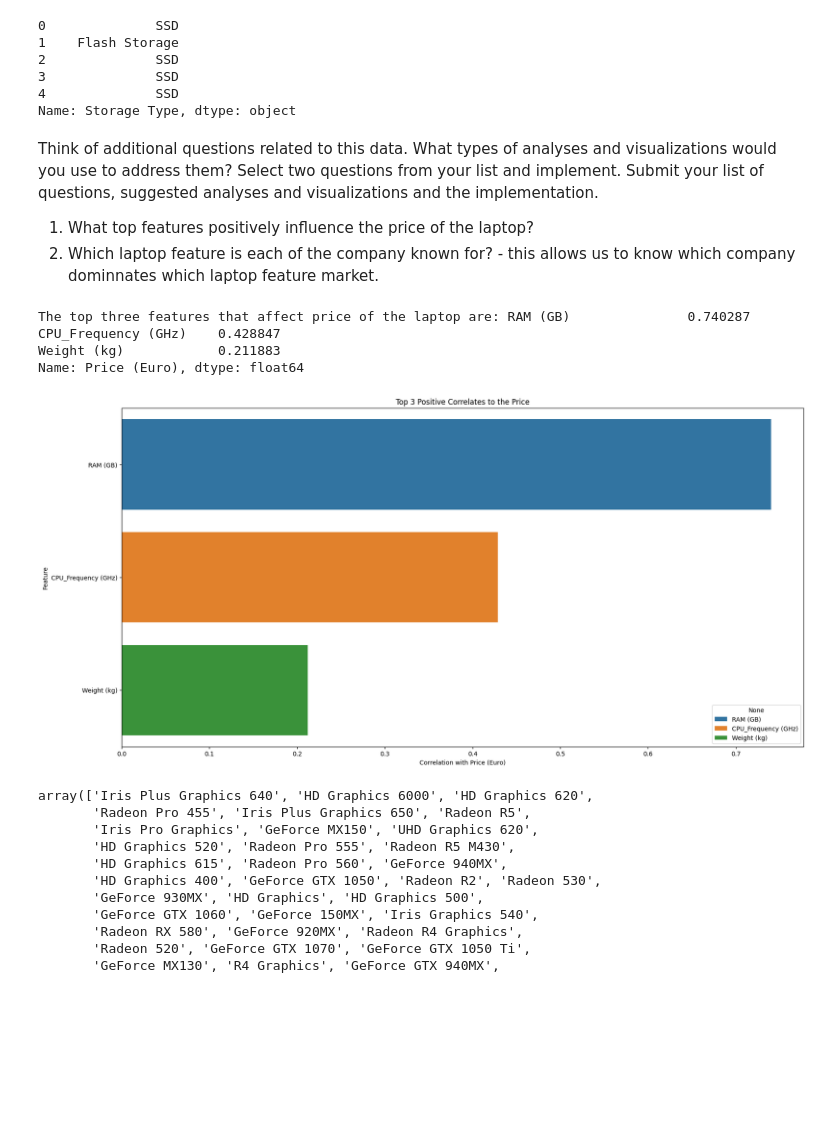
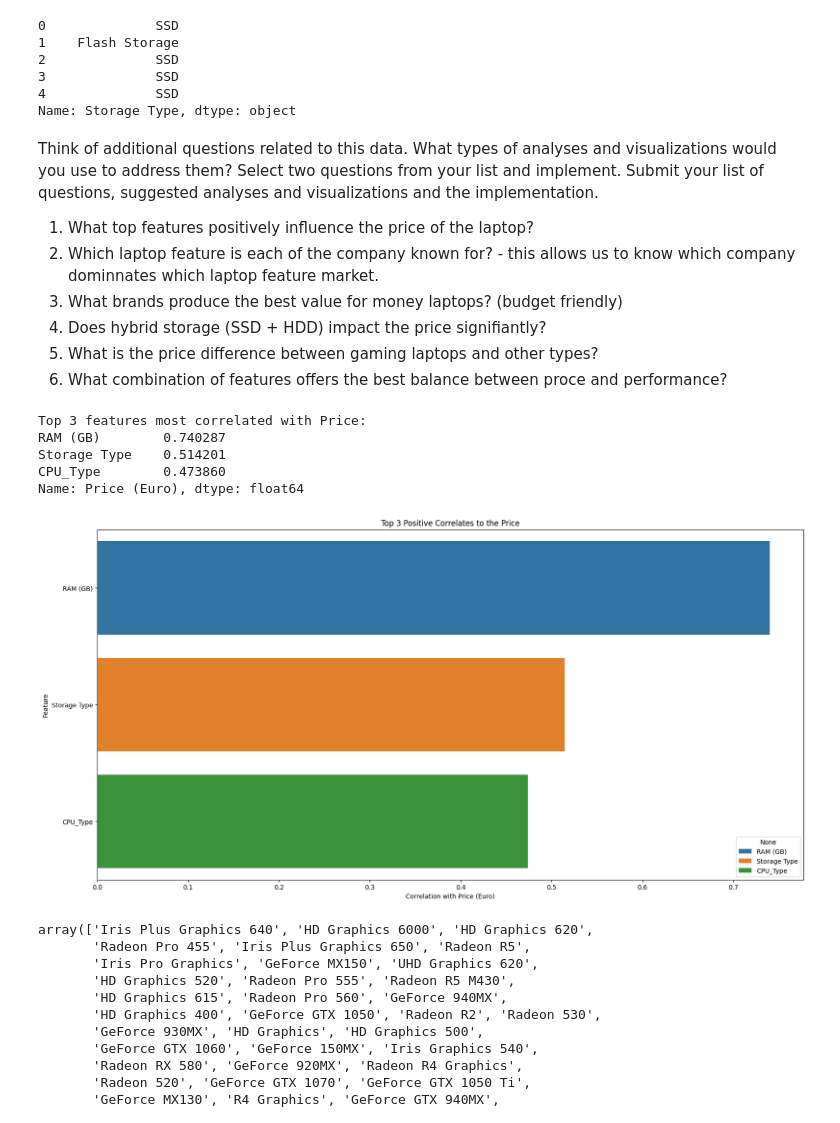
Before and after one commit to Folasewa/DS_Class_Project, a Jupyter notebook: Mini_Project_Folasewa_DS.ipynb, the cells around one changed output. Saved outputs shown, nothing was run; the diff lists cells and outputs as text; code cells hidden in the pictures; blank space fills up the shorter version.

Commit message:
visualization update

```diff
--- a/Mini_Project_Folasewa_DS.ipynb
+++ b/Mini_Project_Folasewa_DS.ipynb
@@ -471,29 +471,47 @@ implementation.
 
 1. What top features positively influence the price of the laptop?
 2. Which laptop feature is each of the company known for? - this allows us to know which company dominnates which laptop feature market.
+3. What brands produce the best value for money laptops? (budget friendly)
+4. Does hybrid storage (SSD + HDD) impact the price signifiantly?
+5. What is the price difference between gaming laptops and other types?
+6. What combination of features offers the best balance between proce and performance?
 # %%
-# Select only numerical columns
-numerical_data = laptop_data.select_dtypes(include=['float64', 'int64'])
-#calculate the correlation of all the features with the price
-correlated_feature = numerical_data.corr()['Price (Euro)'].sort_values(ascending=False)
-#excluding the correlation with itself
-top_correlates = correlated_feature[1:4]
+from sklearn.preprocessing import LabelEncoder
 
-print("The top three features that affect price of the laptop are:", top_correlates)
+# Encode all categorical features
+laptop_data_encoded = laptop_data.copy()
+label_encoder = LabelEncoder()
+
+for col in laptop_data.select_dtypes(include=['object']).columns:  # Only categorical columns
+    laptop_data_encoded[col] = label_encoder.fit_transform(laptop_data[col])
+
+# Find correlation with Price (Euro)
+correlation_matrix = laptop_data_encoded.corr()
+
+# Extract correlations with Price (Euro) and sort in descending order
+correlation_with_price = correlation_matrix['Price (Euro)'].sort_values(ascending=False)
+
+# Select the top 3 correlating features (excluding Price itself)
+top_3_correlates = correlation_with_price[1:4]  # Skip the first as it is Price itself
+
+# Display results
+print("Top 3 features most correlated with Price:")
+print(top_3_correlates)
 
 plt.figure(figsize = (20,10))
-sns.barplot(x = top_correlates.values, y = top_correlates.index, hue = top_correlates.index, legend = True )
+sns.barplot(x = top_3_correlates.values, y = top_3_correlates.index, hue = top_3_correlates.index, legend = True )
 plt.title('Top 3 Positive Correlates to the Price')
 
 plt.xlabel('Correlation with Price (Euro)')
 plt.ylabel('Feature')
 plt.show()
 # %% [output]
-The top three features that affect price of the laptop are: RAM (GB)               0.740287
-CPU_Frequency (GHz)    0.428847
-Weight (kg)            0.211883
+Top 3 features most correlated with Price:
+RAM (GB)        0.740287
+Storage Type    0.514201
+CPU_Type        0.473860
 Name: Price (Euro), dtype: float64
-[figure, old version]
+[figure, new version]
 # %%
 laptop_data['GPU_Type'].unique()
 # %% [output]
```
Also changed, not shown: parts of 4 cells of this notebook.
